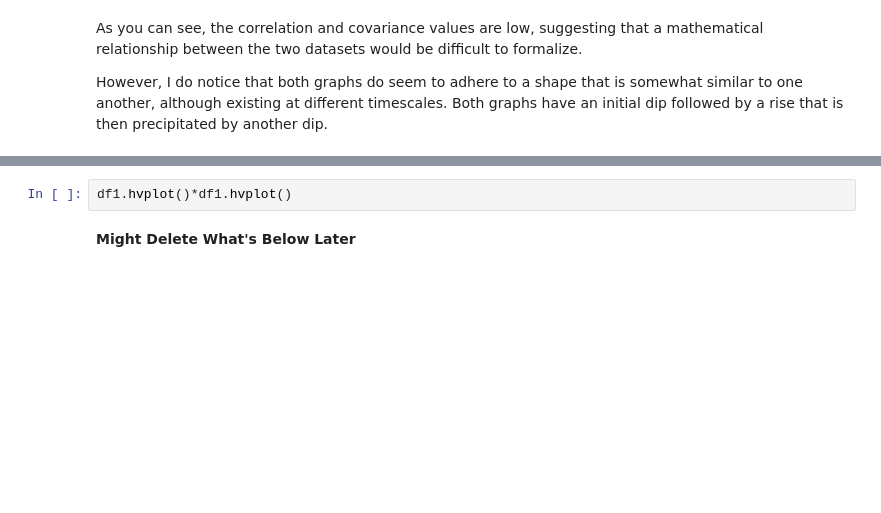
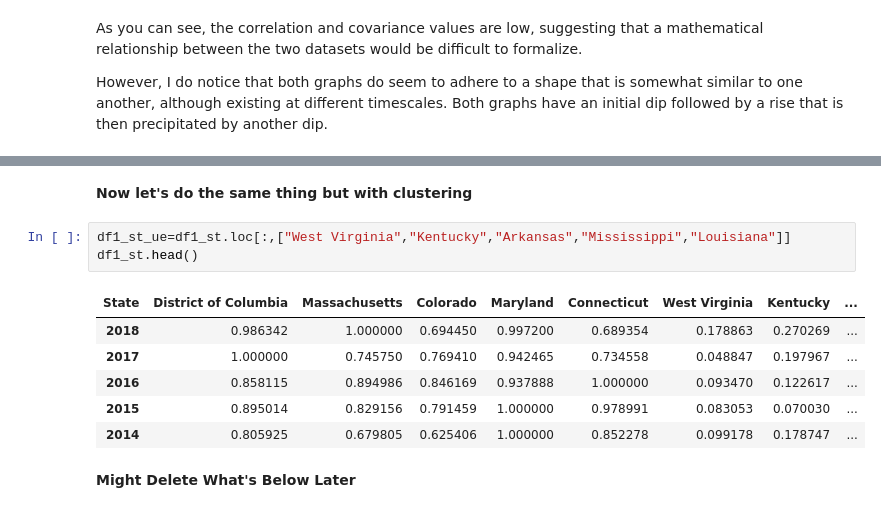
Before and after one commit to Bahaamour/Analysis, a Jupyter notebook: Vishal/housing prices project.ipynb, the cells around one changed output, grey strips where cells are left out. Drawn from its saved outputs; the diff is of its cells as text; blank space fills up the shorter version.

```diff
--- a/Vishal/housing prices project.ipynb
+++ b/Vishal/housing prices project.ipynb
@@ -812,5 +777,15 @@ display(var_df1.hvplot(xlabel='years',ylabel='Variance',label='Median Household
-# %%
-df1.hvplot()*df1.hvplot()
+# %% [markdown]
+**Now let's do the same thing but with clustering**
+# %%
+df1_st_ue=df1_st.loc[:,["West Virginia","Kentucky","Arkansas","Mississippi","Louisiana"]]
+df1_st.head()
+# %% [output]
+| State | District of Columbia | Massachusetts | Colorado | Maryland | Connecticut | West Virginia | Kentucky | ... |
+| 2018 | 0.986342 | 1.000000 | 0.694450 | 0.997200 | 0.689354 | 0.178863 | 0.270269 | ... |
+| 2017 | 1.000000 | 0.745750 | 0.769410 | 0.942465 | 0.734558 | 0.048847 | 0.197967 | ... |
+| 2016 | 0.858115 | 0.894986 | 0.846169 | 0.937888 | 1.000000 | 0.093470 | 0.122617 | ... |
+| 2015 | 0.895014 | 0.829156 | 0.791459 | 1.000000 | 0.978991 | 0.083053 | 0.070030 | ... |
+| 2014 | 0.805925 | 0.679805 | 0.625406 | 1.000000 | 0.852278 | 0.099178 | 0.178747 | ... |
 # %% [markdown]
 **Might Delete What's Below Later**
 # %%
```
Also changed, not shown: parts of 2 cells of this notebook.
